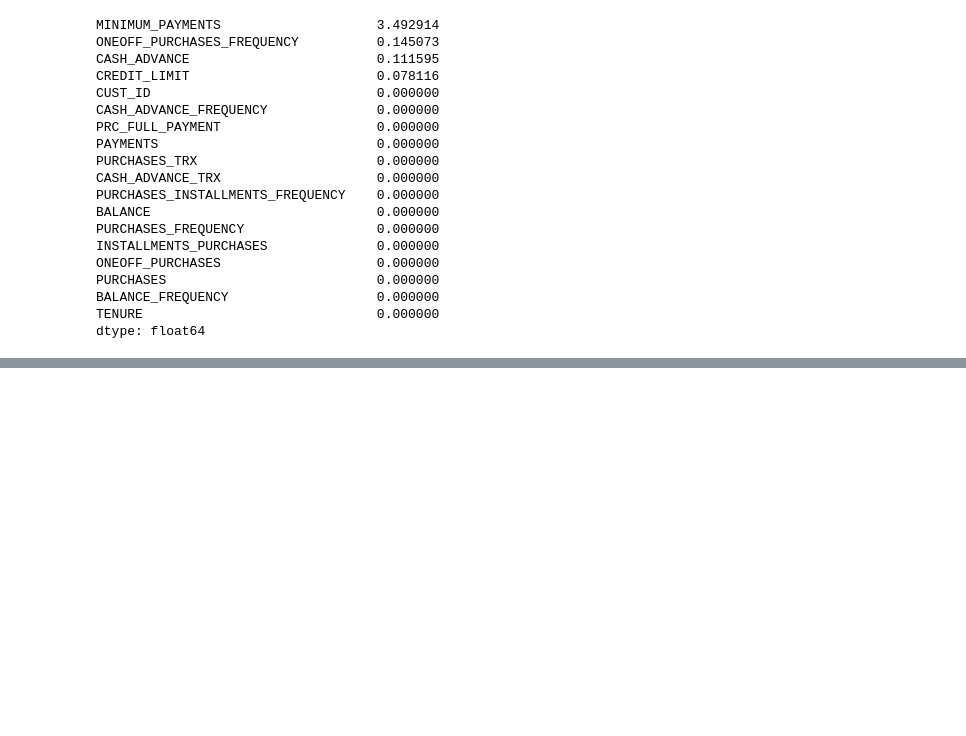
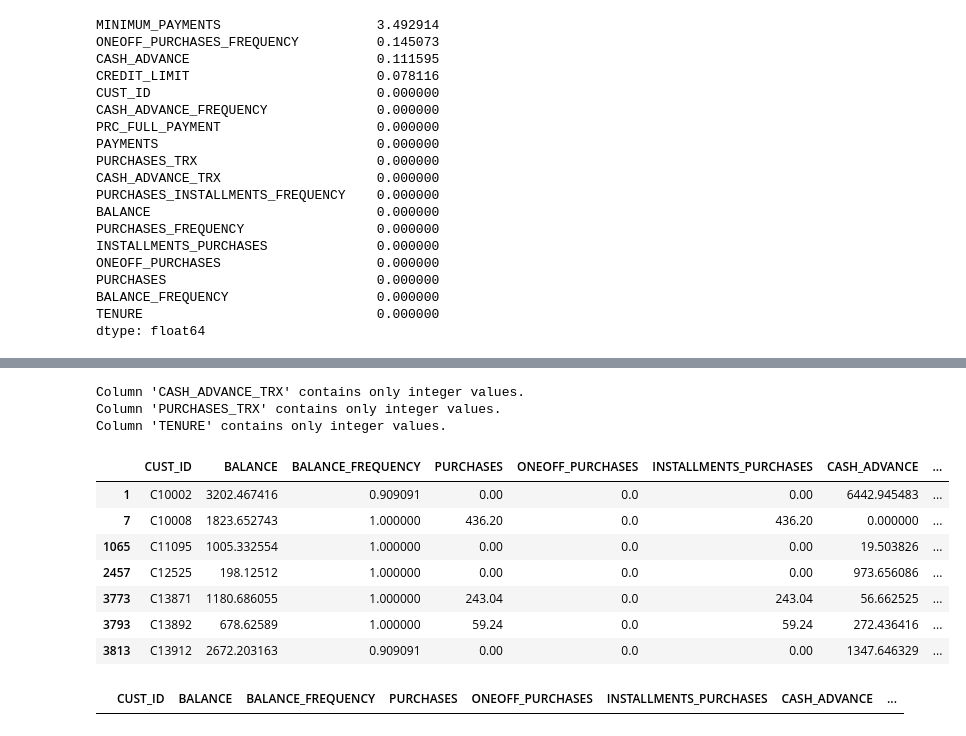
Before and after one commit to ISIS-3301-Business-Inteligence-2024-10/Lab-1, a Jupyter notebook: src/main.ipynb, the cells around one changed output, grey strips where cells are left out. Cells and saved outputs as stored; diff of their text form; code cells hidden in the pictures; blank space fills up the shorter version.

```diff
--- a/src/main.ipynb
+++ b/src/main.ipynb
@@ -181,0 +520,40 @@ ONEOFF_PURCHASES_FREQUENCY
+# %%
+#- Las columnas de valores enteros solo tengan valores enteros
+
+def is_integer(n):
+    return float(n).is_integer()
+
+for col in int_cols:
+    if data[col].apply(is_integer).all():
+        print(f"Column '{col}' contains only integer values.")
+    else:
+        print(f"Column '{col}' contains non-integer values.")
+# %% [output]
+Column 'CASH_ADVANCE_TRX' contains only integer values.
+Column 'PURCHASES_TRX' contains only integer values.
+Column 'TENURE' contains only integer values.
+# %%
+# - Si oneoff pucharses == 0, entonces oneoff pucharses frequency debe ser igual a 0 tambien
+
+# Verificacion de tuplas con esta inconsistencia
+
+data.loc[(data['ONEOFF_PURCHASES'] == 0) & (data['ONEOFF_PURCHASES_FREQUENCY'] != 0)]
+# %% [output]
+|  | CUST_ID | BALANCE | BALANCE_FREQUENCY | PURCHASES | ONEOFF_PURCHASES | INSTALLMENTS_PURCHASES | CASH_ADVANCE | ... |
+| 1 | C10002 | 3202.467416 | 0.909091 | 0.00 | 0.0 | 0.00 | 6442.945483 | ... |
+| 7 | C10008 | 1823.652743 | 1.000000 | 436.20 | 0.0 | 436.20 | 0.000000 | ... |
+| 1065 | C11095 | 1005.332554 | 1.000000 | 0.00 | 0.0 | 0.00 | 19.503826 | ... |
+| 2457 | C12525 | 198.12512 | 1.000000 | 0.00 | 0.0 | 0.00 | 973.656086 | ... |
+| 3773 | C13871 | 1180.686055 | 1.000000 | 243.04 | 0.0 | 243.04 | 56.662525 | ... |
+| 3793 | C13892 | 678.62589 | 1.000000 | 59.24 | 0.0 | 59.24 | 272.436416 | ... |
+| 3813 | C13912 | 2672.203163 | 0.909091 | 0.00 | 0.0 | 0.00 | 1347.646329 | ... |
+# %%
+# Se reemplazaran los valores no consistentes por 0
+
+data.loc[(data['ONEOFF_PURCHASES'] == 0) & (data['ONEOFF_PURCHASES_FREQUENCY'] != 0), 'ONEOFF_PURCHASES_FREQUENCY'] = 0
+
+# Verificacion despues de la limpieza
+
+data.loc[(data['ONEOFF_PURCHASES'] == 0) & (data['ONEOFF_PURCHASES_FREQUENCY'] != 0)]
+# %% [output]
+|  | CUST_ID | BALANCE | BALANCE_FREQUENCY | PURCHASES | ONEOFF_PURCHASES | INSTALLMENTS_PURCHASES | CASH_ADVANCE | ... |
```
Also changed, not shown: parts of 44 cells of this notebook, 2 other files.
